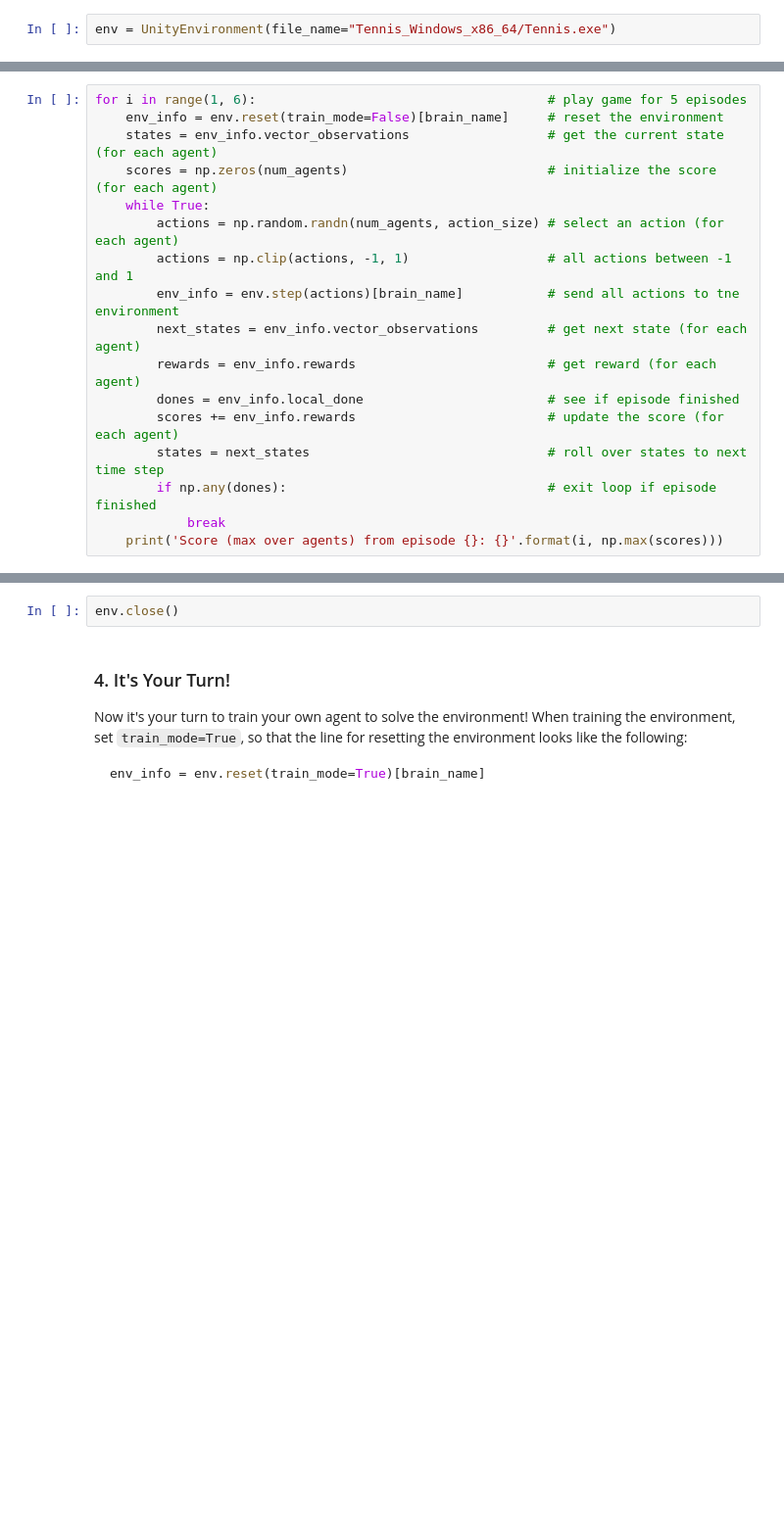
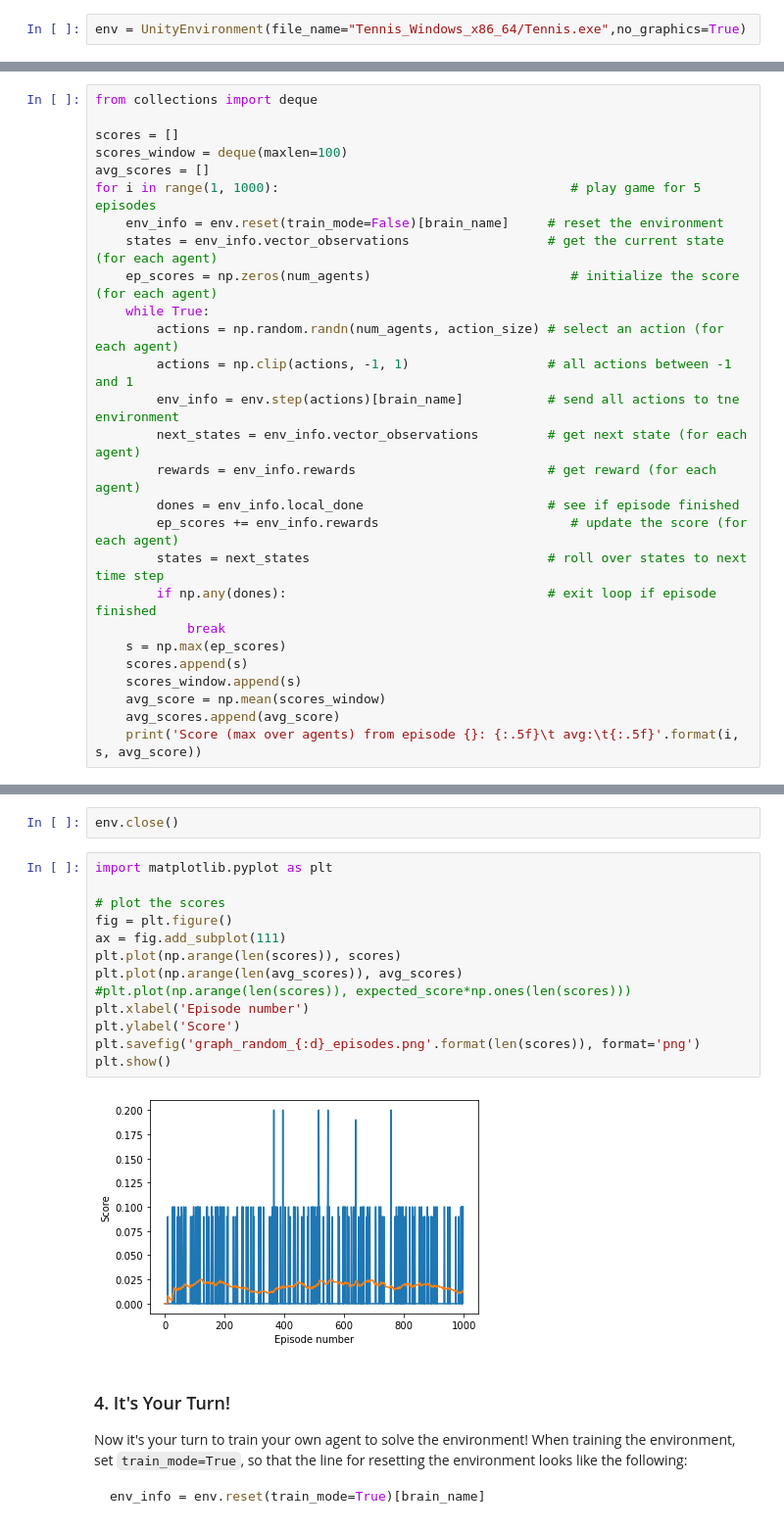
Before and after one commit to tiramon/udacity_drlnd_project3, a Jupyter notebook: tennis.ipynb, the cells around one changed output, grey strips where cells are left out. Shown: that part at 98% size. Saved outputs shown, nothing was run; the diff lists cells and outputs as text; blank space fills up the shorter version.

Commit message:
working but not much better than random

````diff
--- a/tennis.ipynb
+++ b/tennis.ipynb
@@ -27,7 +27,7 @@ For instance, if you are using a Mac, then you downloaded `Tennis.app`.  If this
 env = UnityEnvironment(file_name="Tennis.app")
 ```
 # %%
-env = UnityEnvironment(file_name="Tennis_Windows_x86_64/Tennis.exe")
+env = UnityEnvironment(file_name="Tennis_Windows_x86_64/Tennis.exe",no_graphics=True)
 # %% [output]
 INFO:unityagents:
 'Academy' started successfully!
@@ -93,10 +93,15 @@ Once this cell is executed, you will watch the agents' performance, if they sele
 
 Of course, as part of the project, you'll have to change the code so that the agents are able to use their experiences to gradually choose better actions when interacting with the environment!
 # %%
-for i in range(1, 6):                                      # play game for 5 episodes
+from collections import deque
+
+scores = []
+scores_window = deque(maxlen=100)
+avg_scores = []
+for i in range(1, 1000):                                      # play game for 5 episodes
     env_info = env.reset(train_mode=False)[brain_name]     # reset the environment
     states = env_info.vector_observations                  # get the current state (for each agent)
-    scores = np.zeros(num_agents)                          # initialize the score (for each agent)
+    ep_scores = np.zeros(num_agents)                          # initialize the score (for each agent)
     while True:
         actions = np.random.randn(num_agents, action_size) # select an action (for each agent)
         actions = np.clip(actions, -1, 1)                  # all actions between -1 and 1
@@ -104,9 +109,14 @@ for i in range(1, 6):                                      # play game for 5 epi
         next_states = env_info.vector_observations         # get next state (for each agent)
         rewards = env_info.rewards                         # get reward (for each agent)
         dones = env_info.local_done                        # see if episode finished
-        scores += env_info.rewards                         # update the score (for each agent)
+        ep_scores += env_info.rewards                         # update the score (for each agent)
         states = next_states                               # roll over states to next time step
         if np.any(dones):                                  # exit loop if episode finished
             break
-    print('Score (max over agents) from episode {}: {}'.format(i, np.max(scores)))
+    s = np.max(ep_scores)
+    scores.append(s)
+    scores_window.append(s)
+    avg_score = np.mean(scores_window)
+    avg_scores.append(avg_score)
+    print('Score (max over agents) from episode {}: {:.5f}\t avg:\t{:.5f}'.format(i, s, avg_score))
 # %% [output]
@@ -119,6 +141,21 @@ Score (max over agents) from episode 5: 0.0
 When finished, you can close the environment.
 # %%
 env.close()
+# %%
+import matplotlib.pyplot as plt
+
+# plot the scores
+fig = plt.figure()
+ax = fig.add_subplot(111)
+plt.plot(np.arange(len(scores)), scores)
+plt.plot(np.arange(len(avg_scores)), avg_scores)
+#plt.plot(np.arange(len(scores)), expected_score*np.ones(len(scores)))
+plt.xlabel('Episode number')
+plt.ylabel('Score')
+plt.savefig('graph_random_{:d}_episodes.png'.format(len(scores)), format='png')
+plt.show()
+# %% [output]
+[figure, added]
 # %% [markdown]
 ### 4. It's Your Turn!
 
````
Also changed, not shown: parts of 1 cell of this notebook, 8 other files.
